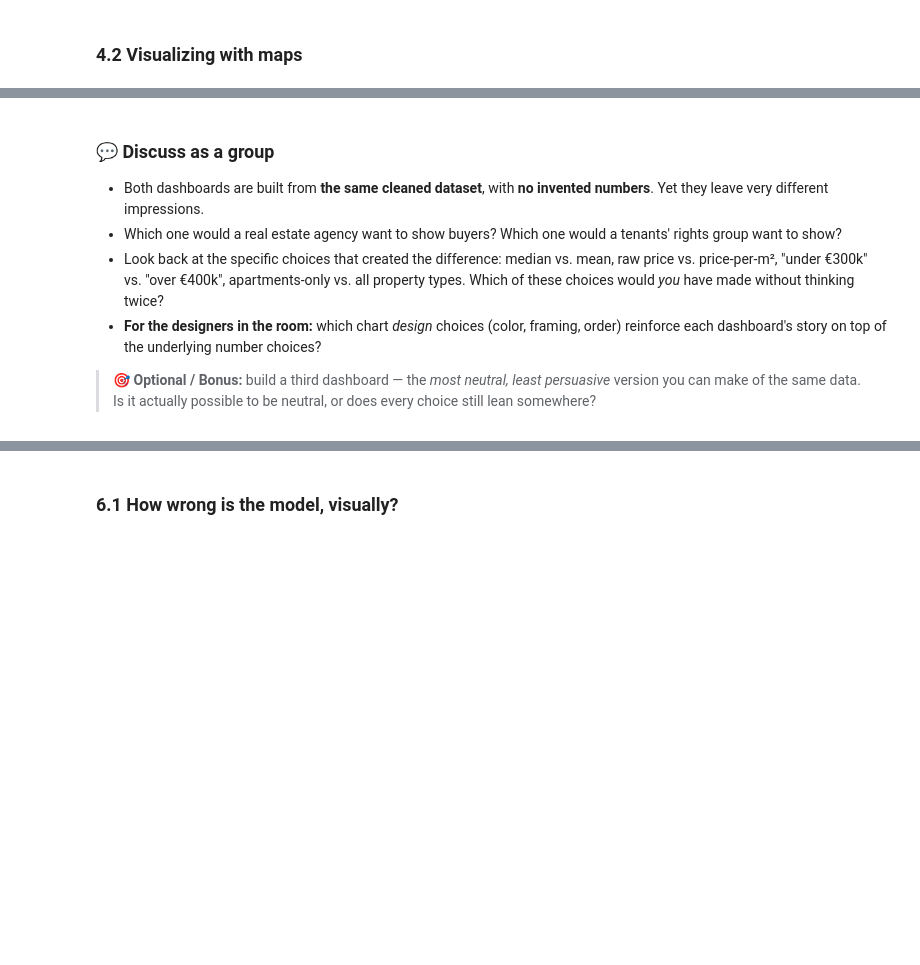
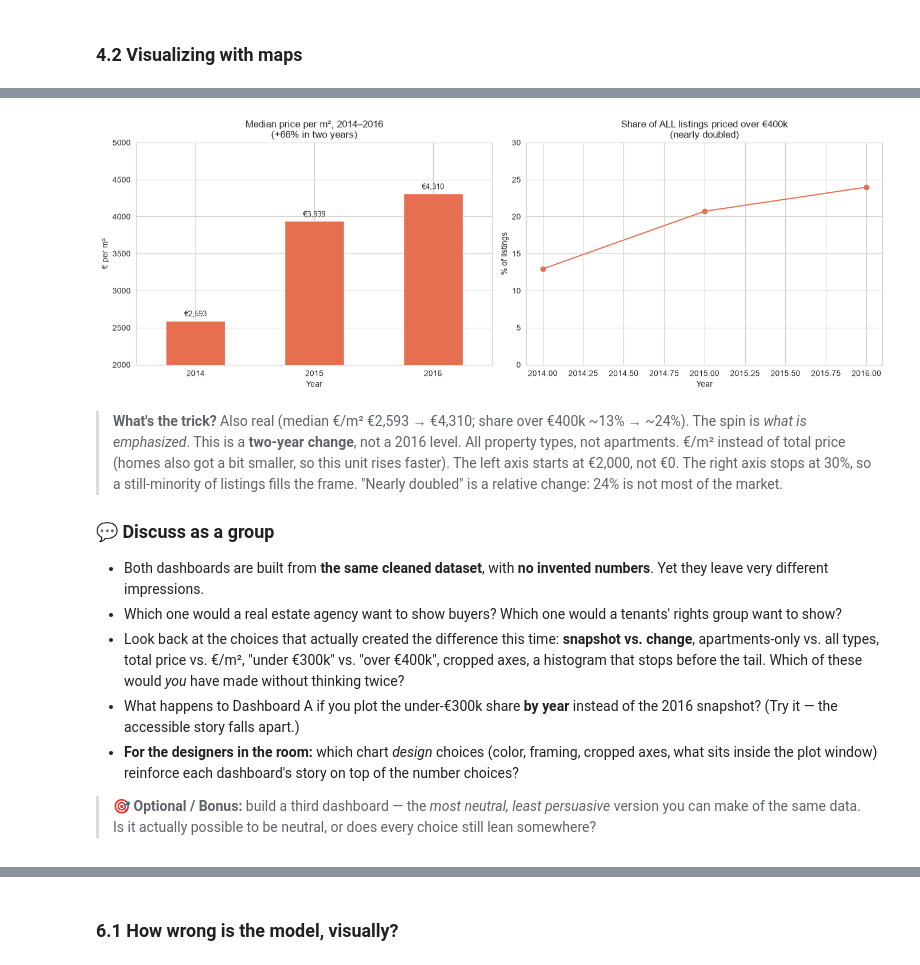
Before and after one commit to cleverfranke/messy-by-default-workshop, a Jupyter notebook: Messy_by_Default_Workshop.ipynb, the cells around one changed output, grey strips where cells are left out. Saved outputs shown, nothing was run; the diff lists cells and outputs as text; code cells hidden in the pictures; blank space fills up the shorter version.

Commit message:
dashboards.

```diff
--- a/Messy_by_Default_Workshop.ipynb
+++ b/Messy_by_Default_Workshop.ipynb
@@ -556,34 +750,48 @@ Same underlying data — different lens.
 # %%
+
+recent = df_clean[df_clean["posting_year"].between(2014, 2016)]
 
 fig, axes = plt.subplots(1, 2, figsize=(14, 5))
 
-# Chart 1: price per m2 by year (a less forgiving metric than raw price)
-ppm2_by_year = df_clean.groupby("posting_year")["price_per_m2"].mean()
-ppm2_by_year.plot(kind="bar", ax=axes[0], color="#e76f51")
-axes[0].set_title("Average price per m² by year\n(a sharper, less forgiving metric)")
+# Chart 1: even the median €/m² is harsh once you look at change
+ppm2_by_year = recent.groupby("posting_year")["price_per_m2"].median()
+ppm2_by_year.index = ppm2_by_year.index.astype(int)
+ppm2_by_year.plot(kind="bar", ax=axes[0], color="#e76f51", rot=0)
+axes[0].set_ylim(2000, 5000)  # zoom: €0 is the true floor; we start at €2,000
+axes[0].set_title("Median price per m², 2014–2016\n(+66% in two years)")
 axes[0].set_ylabel("€ per m²")
 axes[0].set_xlabel("Year")
+for i, value in enumerate(ppm2_by_year):
+    axes[0].text(i, value + 60, f"€{value:,.0f}", ha="center", fontsize=9)
 
-# Chart 2: share of listings over 400k
-expensive_share = (df_clean
-                    .assign(is_expensive=lambda d: d["price"] > 400_000)
-                    .groupby("posting_year")["is_expensive"].mean() * 100)
+# Chart 2: share over €400k, with a cropped y-axis so the doubling looks big
+expensive_share = (
+    recent.assign(is_expensive=lambda d: d["price"] > 400_000)
+    .groupby("posting_year")["is_expensive"].mean() * 100
+)
+expensive_share.index = expensive_share.index.astype(int)
 expensive_share.plot(kind="line", marker="o", ax=axes[1], color="#e76f51")
-axes[1].set_title("Share of ALL listings priced over €400k")
+axes[1].set_xticks(expensive_share.index)
+axes[1].set_ylim(0, 30)  # cropped: 24% now fills most of the chart
+axes[1].set_title("Share of ALL listings priced over €400k\n(nearly doubled)")
 axes[1].set_ylabel("% of listings")
 axes[1].set_xlabel("Year")
-axes[1].set_ylim(0, 100)
 
 plt.tight_layout()
 plt.show()
+# %% [output]
+[figure, added]
 # %% [markdown]
+
+> **What's the trick?** Also real (median €/m² €2,593 → €4,310; share over €400k ~13% → ~24%). The spin is *what is emphasized*. This is a **two-year change**, not a 2016 level. All property types, not apartments. €/m² instead of total price (homes also got a bit smaller, so this unit rises faster). The left axis starts at €2,000, not €0. The right axis stops at 30%, so a still-minority of listings fills the frame. "Nearly doubled" is a relative change: 24% is not most of the market.
 
 ### 💬 Discuss as a group
 
 - Both dashboards are built from **the same cleaned dataset**, with **no invented numbers**. Yet they leave very different impressions.
 - Which one would a real estate agency want to show buyers? Which one would a tenants' rights group want to show?
-- Look back at the specific choices that created the difference: median vs. mean, raw price vs. price-per-m², "under €300k" vs. "over €400k", apartments-only vs. all property types. Which of these choices would *you* have made without thinking twice?
-- **For the designers in the room:** which chart *design* choices (color, framing, order) reinforce each dashboard's story on top of the underlying number choices?
+- Look back at the choices that actually created the difference this time: **snapshot vs. change**, apartments-only vs. all types, total price vs. €/m², "under €300k" vs. "over €400k", cropped axes, a histogram that stops before the tail. Which of these would *you* have made without thinking twice?
+- What happens to Dashboard A if you plot the under-€300k share **by year** instead of the 2016 snapshot? (Try it — the accessible story falls apart.)
+- **For the designers in the room:** which chart *design* choices (color, framing, cropped axes, what sits inside the plot window) reinforce each dashboard's story on top of the number choices?
 
 > 🎯 **Optional / Bonus:** build a third dashboard — the *most neutral, least persuasive* version you can make of the same data. Is it actually possible to be neutral, or does every choice still lean somewhere?
 # %% [markdown]
```
Also changed, not shown: parts of 25 cells of this notebook.
